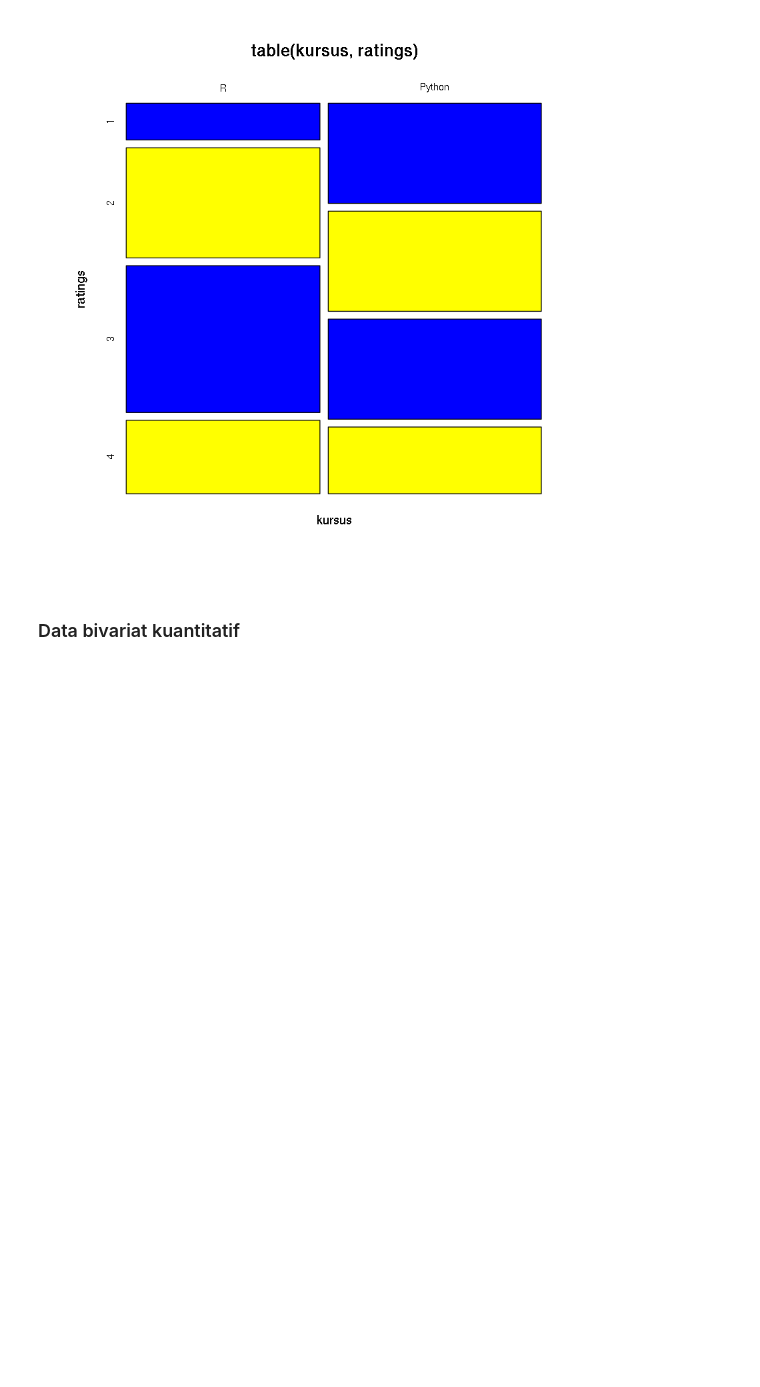
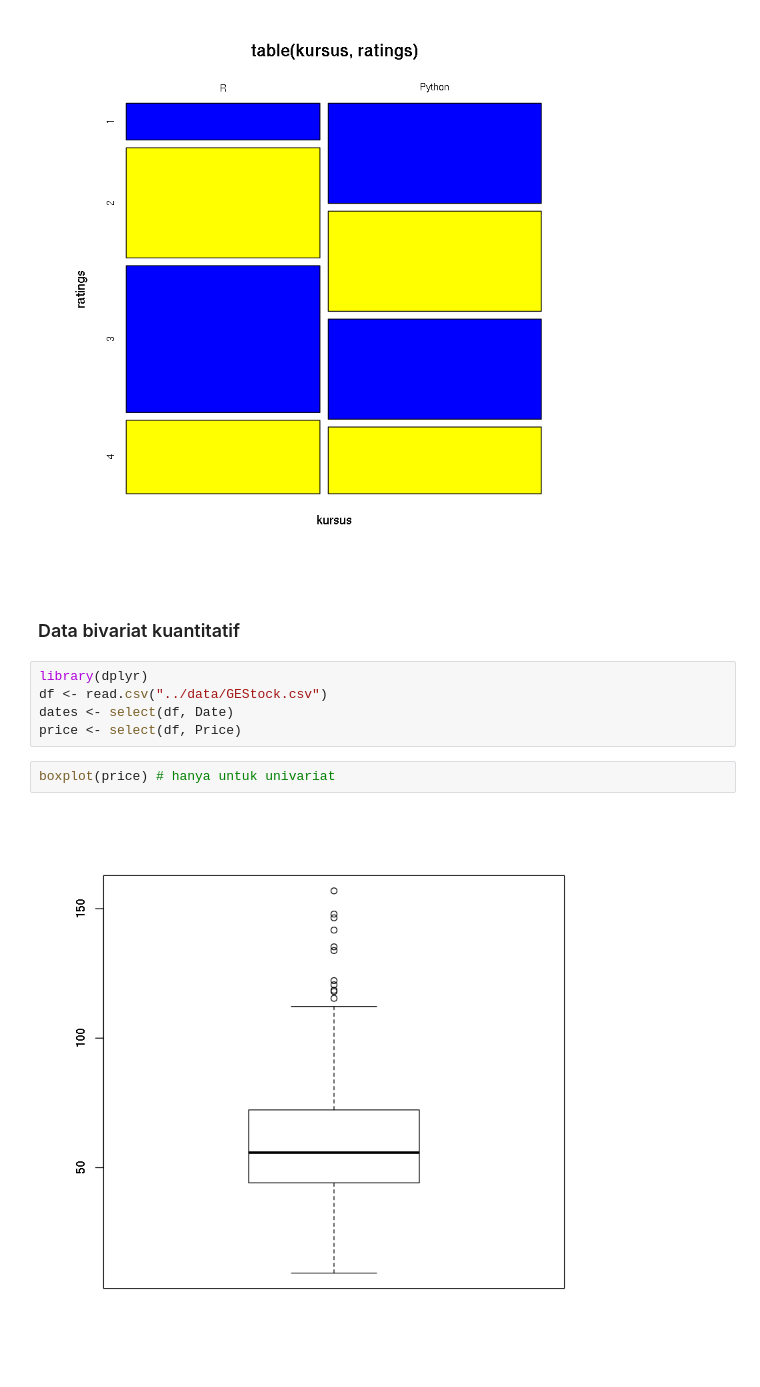
Before and after one commit to sandyherho/tutorEksploR, a Jupyter notebook: notebooks/13DataBivarMultivar.ipynb, the cells around one changed output. Drawn from its saved outputs; the diff is of its cells as text; blank space fills up the shorter version.

```diff
--- a/notebooks/13DataBivarMultivar.ipynb
+++ b/notebooks/13DataBivarMultivar.ipynb
@@ -62,3 +62,12 @@ mosaicplot(table(kursus,ratings),
 [figure]
 # %% [markdown]
 ### Data bivariat kuantitatif
+# %%
+library(dplyr)
+df <- read.csv("../data/GEStock.csv")
+dates <- select(df, Date)
+price <- select(df, Price)
+# %%
+boxplot(price) # hanya untuk univariat
+# %% [output]
+[figure, added]
```
Also changed, not shown: parts of 14 cells of this notebook, 35 other files.
